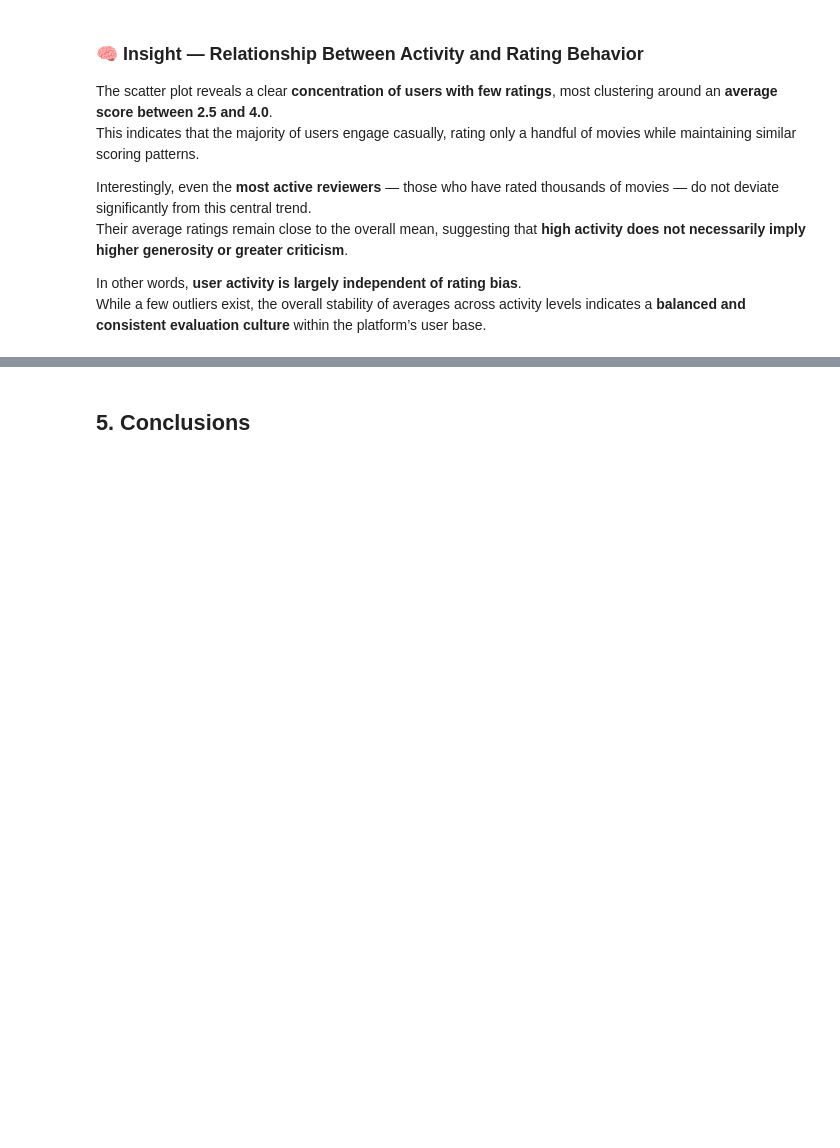
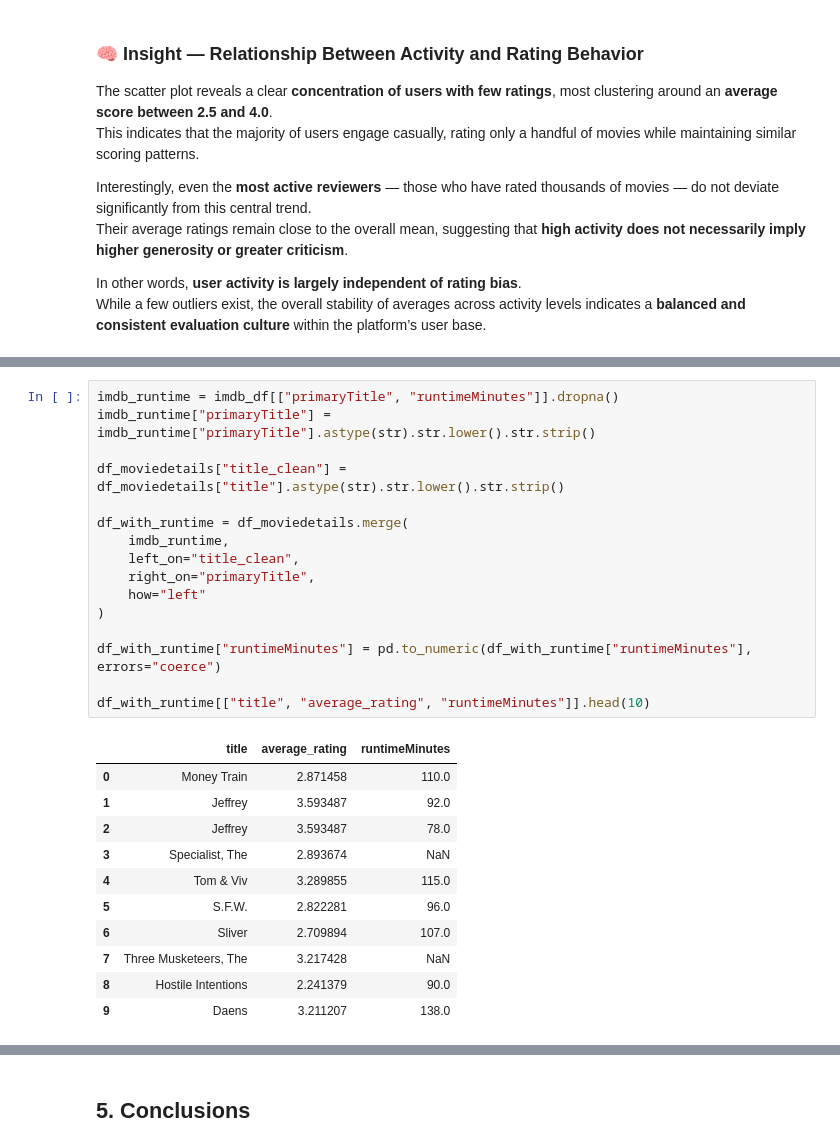
Before and after one commit to ritamaravilhamarques/BDF25_7, a Jupyter notebook: BDF25_7_data/big_data/ml-32m/Notebook.ipynb, the cells around one changed output, grey strips where cells are left out. Cells and saved outputs as stored; diff of their text form; blank space fills up the shorter version.

```diff
--- a/BDF25_7_data/big_data/ml-32m/Notebook.ipynb
+++ b/BDF25_7_data/big_data/ml-32m/Notebook.ipynb
@@ -912,0 +916,28 @@ ValueError: pyarrow.lib.IpcReadOptions size changed, may indicate binary incompa
+# %%
+imdb_runtime = imdb_df[["primaryTitle", "runtimeMinutes"]].dropna()
+imdb_runtime["primaryTitle"] = imdb_runtime["primaryTitle"].astype(str).str.lower().str.strip()
+
+df_moviedetails["title_clean"] = df_moviedetails["title"].astype(str).str.lower().str.strip()
+
+df_with_runtime = df_moviedetails.merge(
+    imdb_runtime,
+    left_on="title_clean",
+    right_on="primaryTitle",
+    how="left"
+)
+
+df_with_runtime["runtimeMinutes"] = pd.to_numeric(df_with_runtime["runtimeMinutes"], errors="coerce")
+
+df_with_runtime[["title", "average_rating", "runtimeMinutes"]].head(10)
+# %% [output]
+|  | title | average_rating | runtimeMinutes |
+| 0 | Money Train | 2.871458 | 110.0 |
+| 1 | Jeffrey | 3.593487 | 92.0 |
+| 2 | Jeffrey | 3.593487 | 78.0 |
+| 3 | Specialist, The | 2.893674 | NaN |
+| 4 | Tom & Viv | 3.289855 | 115.0 |
+| 5 | S.F.W. | 2.822281 | 96.0 |
+| 6 | Sliver | 2.709894 | 107.0 |
+| 7 | Three Musketeers, The | 3.217428 | NaN |
+| 8 | Hostile Intentions | 2.241379 | 90.0 |
+| 9 | Daens | 3.211207 | 138.0 |
```
Also changed, not shown: parts of 11 cells of this notebook.
